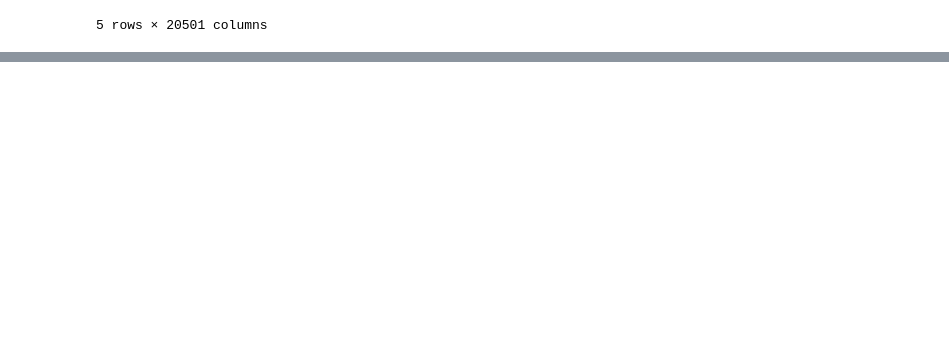
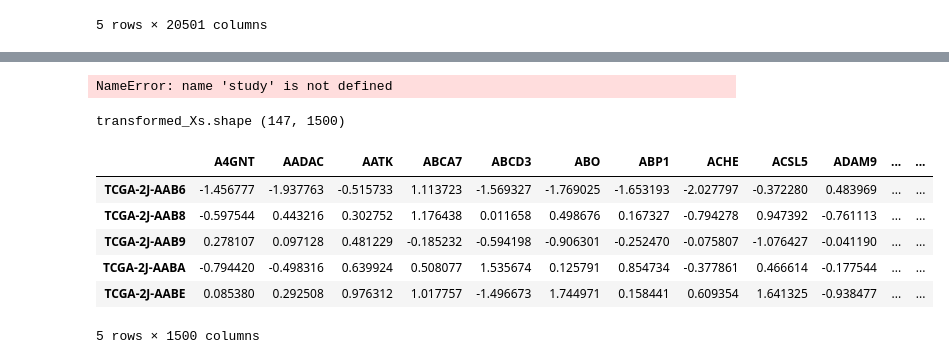
Before and after one commit to albertolzs/edc_mo_pdac, a Jupyter notebook: src/main.ipynb, the cells around one changed output, grey strips where cells are left out. Cells and saved outputs as stored; diff of their text form; code cells hidden in the pictures; blank space fills up the shorter version.

```diff
--- a/src/main.ipynb
+++ b/src/main.ipynb
@@ -58,3 +58,5 @@ samples = methylation_data.index.intersection(rnaseq_data.index)
 methylation_data = methylation_data.loc[samples]
 rnaseq_data = rnaseq_data.loc[samples]
 assert methylation_data.index.equals(rnaseq_data.index)
+Xs= [rnaseq_data, methylation_data]
+print("common samples:", len(samples))
@@ -106,21 +110,20 @@ Pipeline(steps=[('removefeatureswithnan', RemoveFeaturesWithNaN(verbose=True)),
 shutil.rmtree("lightning_logs/", ignore_errors= True)
 shutil.rmtree("checkpoints/", ignore_errors= True)
 # %%
-func_objective = lambda trial: Optimization().objective(trial= trial, Xs= [rnaseq_data, methylation_data], samples= samples,
-                                                        pipelines= [rnaseq_pipeline, methylation_pipeline],
-                                                        features_per_component_options= [2, 10, 2], num_layers_option= [1,2,1], num_units_option= [2,10,2],
-                                                        n_clusters_option= [2,6,1], random_state=settings.RANDOM_STATE, n_jobs= 4)
-
 study = optuna.create_study(direction="maximize")
 new_study = True
 if new_study:
     shutil.rmtree("tensorboard/", ignore_errors= True)
     date = time.strftime('%Y%m%d%H')
     study = optuna.create_study(direction="maximize")
+    save_pipelines = True
+    n_trials = 1
     for file in os.listdir(settings.results_path):
         os.remove(os.path.join(settings.results_path, file))
 else:
-    date = "2023061911"
+    date = "2023062222"
     with open(os.path.join(settings.results_path, f'optimization_optuna_{date}.pkl'), 'rb') as file:
         study = dill.load(file)
+    save_pipelines = False
+    n_trials = 1000
 # %% [output]
@@ -264,0 +282,5 @@ FeatureSelectionNMF keeping 800 features
+# %%
+fig = optuna.visualization.plot_optimization_history(study)
+fig.show()
+# %% [output]
+NameError: name 'study' is not defined
@@ -264,0 +300,22 @@ FeatureSelectionNMF keeping 800 features
+# %%
+pipelines = []
+transformed_Xs = []
+for idx_pipeline, X in enumerate(Xs):
+    pipeline_name = f"pipeline{idx_pipeline}.pkl"
+    with open(os.path.join(settings.results_path, pipeline_name), 'rb') as f:
+        pipeline = dill.load(f)
+    transformed_X = pipeline.transform(X)
+    transformed_Xs.append(transformed_X)
+    pipelines.append(pipeline)
+transformed_X = pd.concat(transformed_Xs, axis = 1)
+print("transformed_X.shape", transformed_X.shape)
+transformed_X.head()
+# %% [output]
+transformed_Xs.shape (147, 1500)
+|  | A4GNT | AADAC | AATK | ABCA7 | ABCD3 | ABO | ABP1 | ACHE | ACSL5 | ADAM9 | ... | ... |
+| TCGA-2J-AAB6 | -1.456777 | -1.937763 | -0.515733 | 1.113723 | -1.569327 | -1.769025 | -1.653193 | -2.027797 | -0.372280 | 0.483969 | ... | ... |
+| TCGA-2J-AAB8 | -0.597544 | 0.443216 | 0.302752 | 1.176438 | 0.011658 | 0.498676 | 0.167327 | -0.794278 | 0.947392 | -0.761113 | ... | ... |
+| TCGA-2J-AAB9 | 0.278107 | 0.097128 | 0.481229 | -0.185232 | -0.594198 | -0.906301 | -0.252470 | -0.075807 | -1.076427 | -0.041190 | ... | ... |
+| TCGA-2J-AABA | -0.794420 | -0.498316 | 0.639924 | 0.508077 | 1.535674 | 0.125791 | 0.854734 | -0.377861 | 0.466614 | -0.177544 | ... | ... |
+| TCGA-2J-AABE | 0.085380 | 0.292508 | 0.976312 | 1.017757 | -1.496673 | 1.744971 | 0.158441 | 0.609354 | 1.641325 | -0.938477 | ... | ... |
+5 rows × 1500 columns
```
Also changed, not shown: parts of 18 cells of this notebook, 5 other files.
